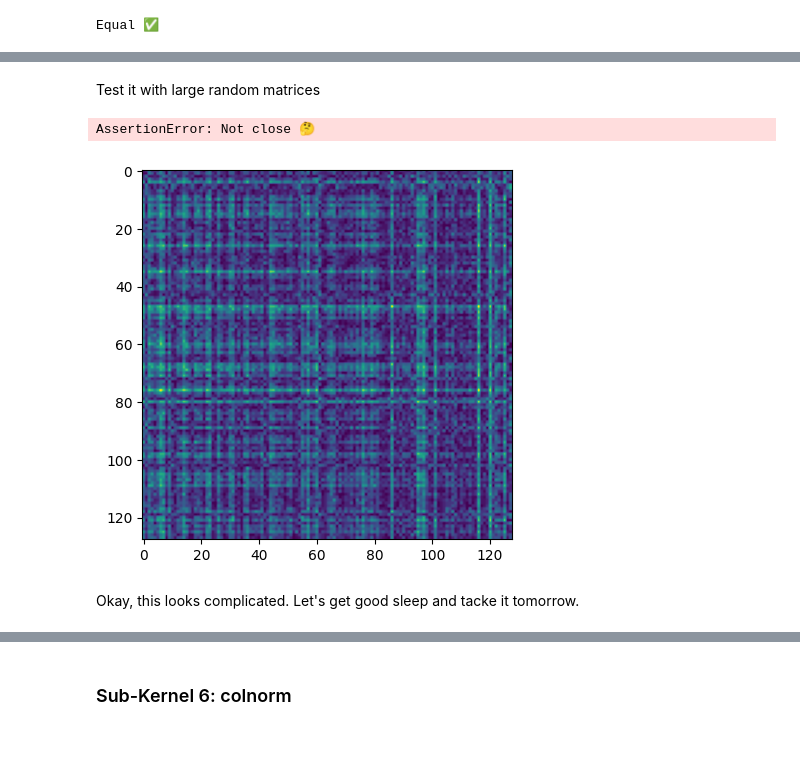
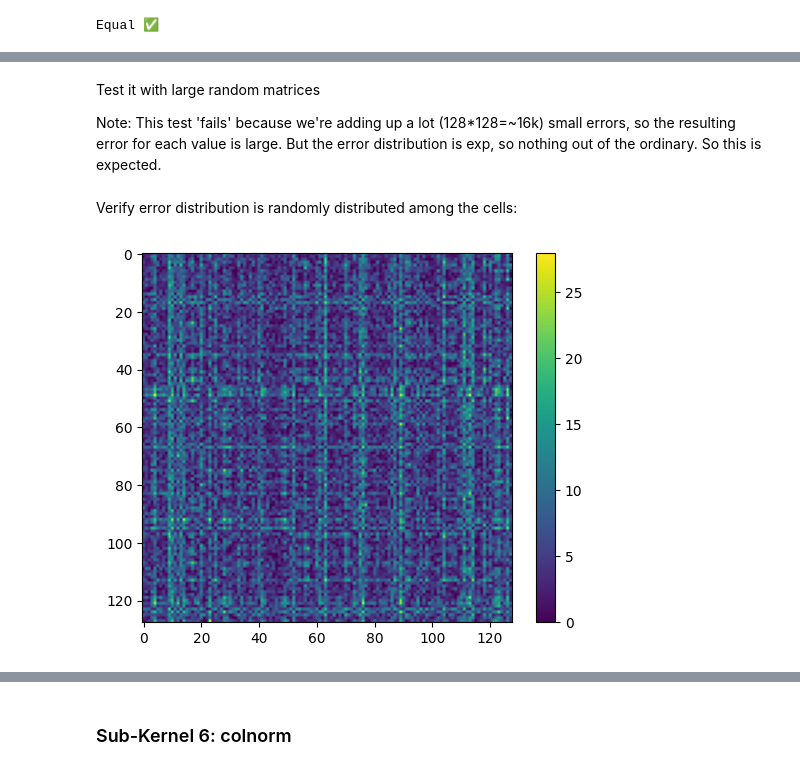
Before and after one commit to AnswerDotAI/bitlora, a Jupyter notebook: kernels/triton/kernel_axis1.ipynb, the cells around one changed output, grey strips where cells are left out. Drawn from its saved outputs; the diff is of its cells as text; code cells hidden in the pictures; blank space fills up the shorter version.

```diff
--- a/kernels/triton/kernel_axis1.ipynb
+++ b/kernels/triton/kernel_axis1.ipynb
@@ -180,8 +217,8 @@ bsm=2
 for idm in [0,1]:
     print(f'-- idm = {idm}')
     small_bsm = 2
-    out = torch.zeros(bsm*(n//gz), gz, device='cuda')
+    out = zeros(bsm*(n//gz), gz)
     test_load_W_q[(1,1)](out, rand_packed, idm, bsm, m, n, gz, pz)
-    assert_close(out.half(), rand[idm*bsm:(idm+1)*bsm,:].reshape(-1,gz))
+    assert_close(out.half(), rand_mat[idm*bsm:(idm+1)*bsm,:].reshape(-1,gz))
 # %% [output]
 -- idm = 0
@@ -348,0 +347,6 @@ Equal ✅
+# %%
+b,m,n = 128, 128, 128
+bsb,bsm,bsn = 32,32,16 # tl.dot requires all axes to be >= 16
+
+x = rand(b,n)
+w = rand(m,n)
@@ -449,29 +510,4 @@ Equal ✅
 # %% [markdown]
 Test it with large random matrices
+
+Note: This test 'fails' because we're adding up a lot (128*128=~16k) small errors, so the resulting error for each value is large. But the error distribution is exp, so nothing out of the ordinary. So this is expected.
-# %%
-b,m,n,r         = 128,128,128,128
-bsb,bsm,bsn,bsr =  64, 64, 32, 32 # tl.dot requires all axes to be >= 16
-
-X = torch.rand((b,n), dtype=dtype, device='cuda')
-A = torch.rand((r,n), dtype=dtype, device='cuda')
-B = torch.rand((m,r), dtype=dtype, device='cuda')
-
-out = torch.zeros((b,m), dtype=dtype, device='cuda')
-
-for idb, idm in product(range(cdiv(b,bsb)), range(cdiv(m,bsm))):
-    out_patch = torch.zeros((bsb,bsm),dtype=dtype, device='cuda')
-    test_batched_double_matmul[(1,)](out_patch, X,A,B , bsb, bsm, bsn, bsr, idb, idm, n,r)
-
-    min_b =     idb*bsb
-    max_b = (idb+1)*bsb
-    min_m =     idm*bsm
-    max_m = (idm+1)*bsm
-
-    max_b = min(max_b,b)
-    max_m = min(max_m,m)
-
-    out[min_b:max_b, min_m:max_m] = out_patch[:max_b-min_b, :max_m-min_m]
-
-assert_close(out, X@A.t()@B.t(), do_print=False)
-# %% [output]
-AssertionError: Not close 🤔
@@ -478,6 +527,12 @@ AssertionError: Not close 🤔
+# %% [markdown]
+Verify error distribution is randomly distributed among the cells:
 # %%
-plt.imshow((out-X@A.t()@B.t()).abs().cpu());
+out = compute_block_wise_and_compare(
+    expected= X@A.t()@B.t(),
+    fn      = lambda out_block, idb, idm: test_batched_double_matmul[(1,)](out_block, X,A,B , bsb, bsm, bsn, bsr, idb, idm, n,r),
+    dims    = (b,m), step_szs= (bsb, bsm),
+    do_plot_err=True,
+    do_return=True
+)
 # %% [output]
-[figure, old version]
+[figure, new version]
-# %% [markdown]
-Okay, this looks complicated. Let's get good sleep and tacke it tomorrow.
```
Also changed, not shown: parts of 60 cells of this notebook.
